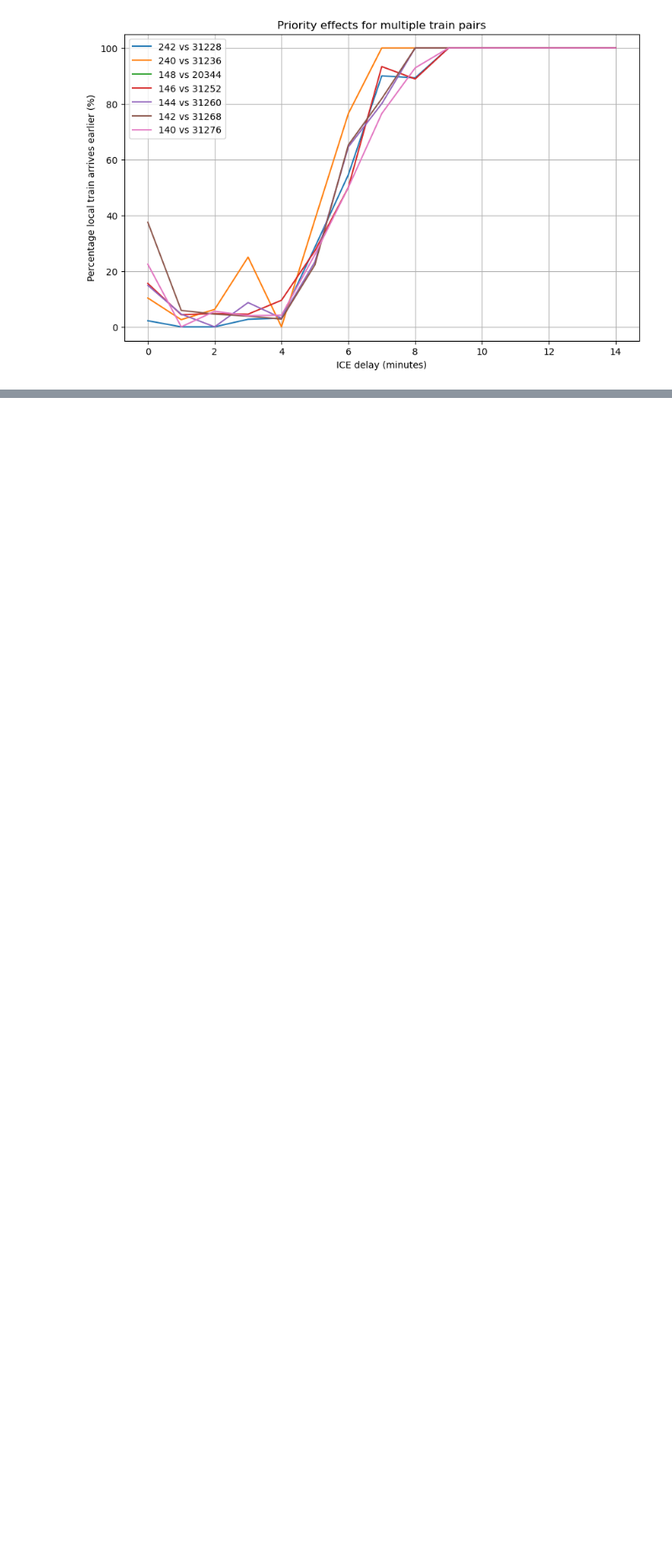
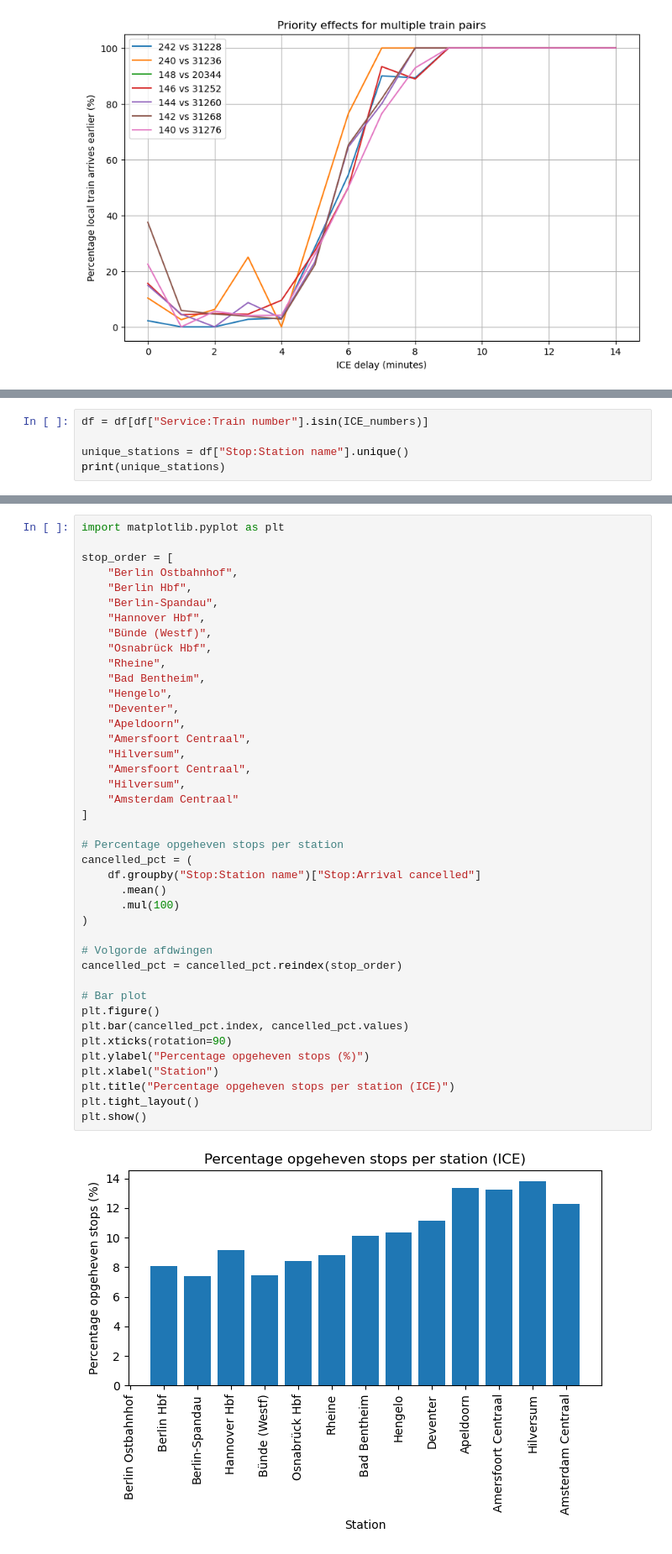
Before and after one commit to NielsvanderRijst/TIL5050-Delayed-ICE, a Jupyter notebook: data6.ipynb, the cells around one changed output, grey strips where cells are left out. Shown at 84% size. Saved outputs shown, nothing was run; the diff lists cells and outputs as text; blank space fills up the shorter version.

```diff
--- a/data6.ipynb
+++ b/data6.ipynb
@@ -209,0 +310,5 @@ plt.show()
+# %%
+df = df[df["Service:Train number"].isin(ICE_numbers)]
+
+unique_stations = df["Stop:Station name"].unique()
+print(unique_stations)
@@ -209,0 +325,43 @@ plt.show()
+# %%
+import matplotlib.pyplot as plt
+
+stop_order = [
+    "Berlin Ostbahnhof",
+    "Berlin Hbf",
+    "Berlin-Spandau",
+    "Hannover Hbf",
+    "Bünde (Westf)",
+    "Osnabrück Hbf",
+    "Rheine",
+    "Bad Bentheim",
+    "Hengelo",
+    "Deventer",
+    "Apeldoorn",
+    "Amersfoort Centraal",
+    "Hilversum",
+    "Amersfoort Centraal",
+    "Hilversum",
+    "Amsterdam Centraal"
+]
+
+# Percentage opgeheven stops per station
+cancelled_pct = (
+    df.groupby("Stop:Station name")["Stop:Arrival cancelled"]
+      .mean()
+      .mul(100)
+)
+
+# Volgorde afdwingen
+cancelled_pct = cancelled_pct.reindex(stop_order)
+
+# Bar plot
+plt.figure()
+plt.bar(cancelled_pct.index, cancelled_pct.values)
+plt.xticks(rotation=90)
+plt.ylabel("Percentage opgeheven stops (%)")
+plt.xlabel("Station")
+plt.title("Percentage opgeheven stops per station (ICE)")
+plt.tight_layout()
+plt.show()
+# %% [output]
+[figure, added]
```
Also changed, not shown: parts of 7 cells of this notebook, 24 other files.
